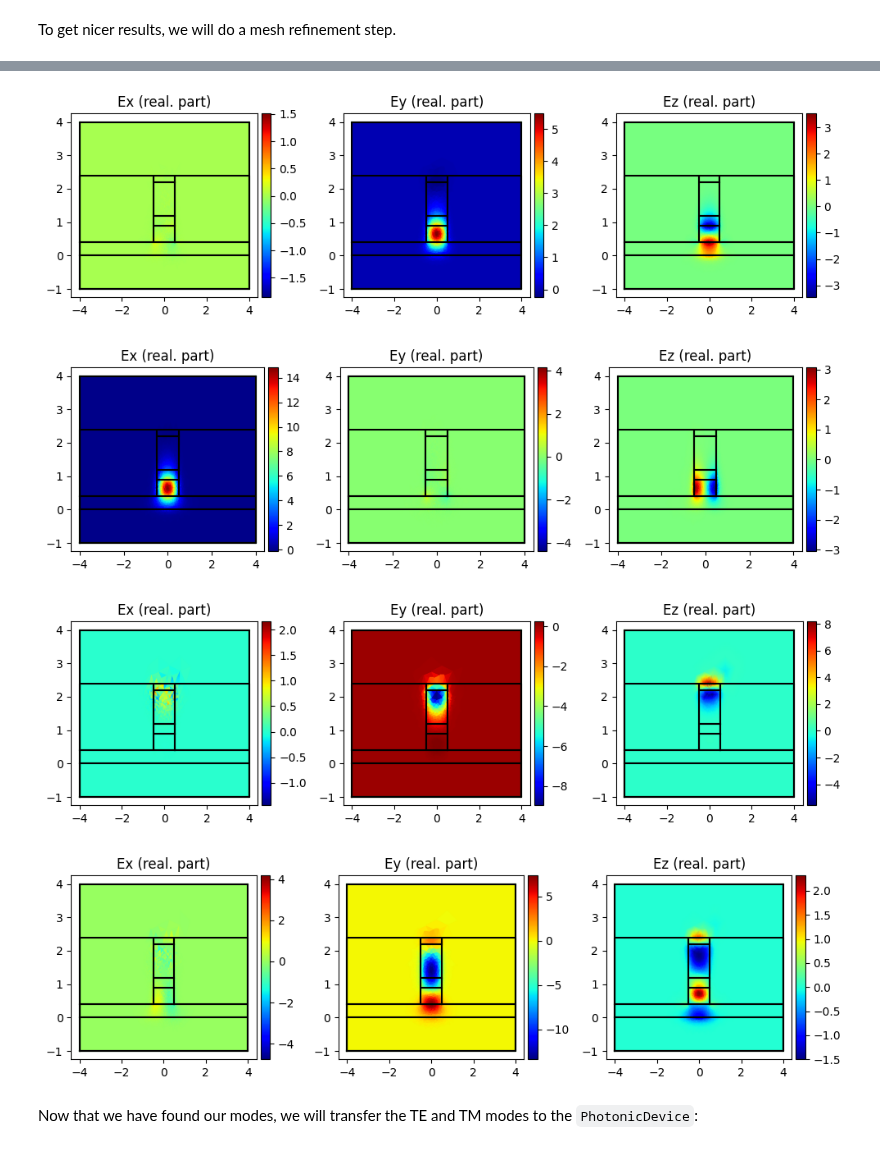
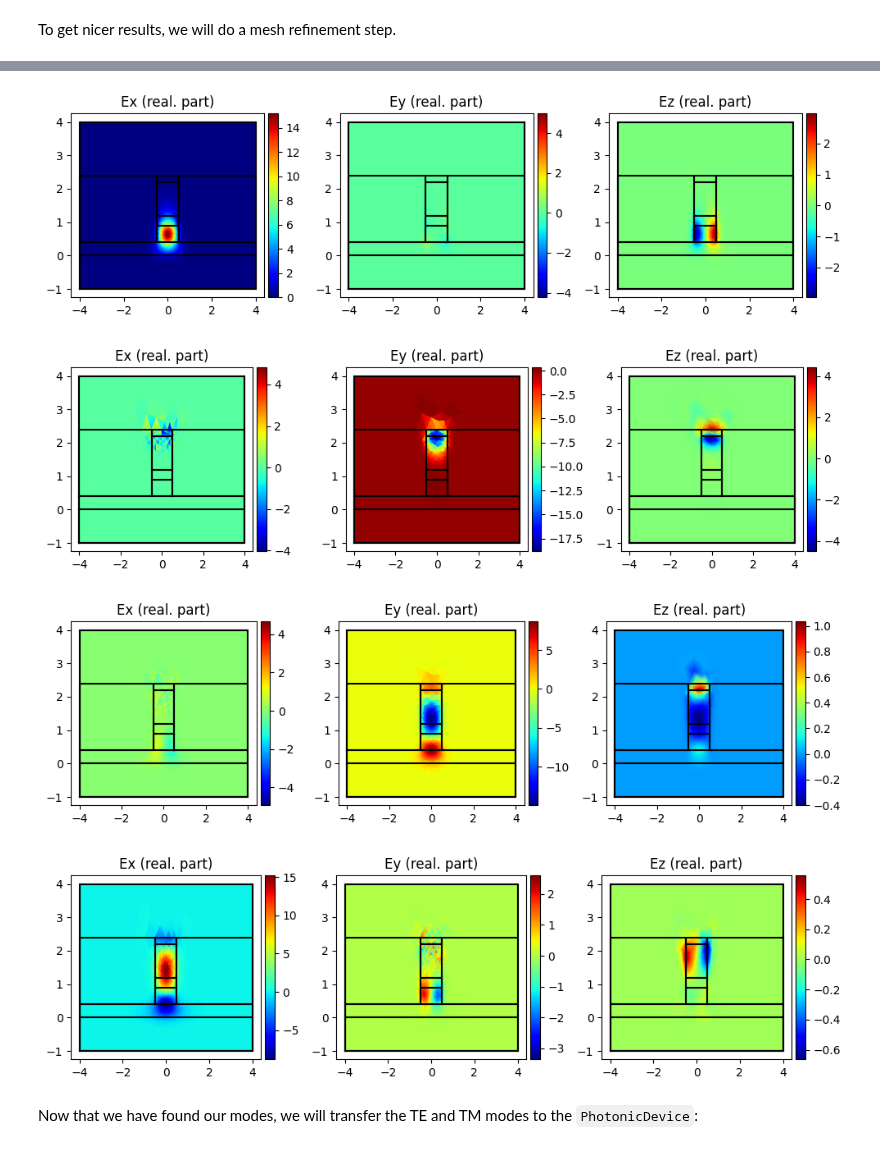
Before and after one commit to duarte-jfs/Imodulator, a Jupyter notebook: docs/Tutorials/dc_electro_optical/dc_electro_optical.ipynb, the cells around one changed output, grey strips where cells are left out. Saved outputs shown, nothing was run; the diff lists cells and outputs as text; code cells hidden in the pictures.

```diff
--- a/docs/Tutorials/dc_electro_optical/dc_electro_optical.ipynb
+++ b/docs/Tutorials/dc_electro_optical/dc_electro_optical.ipynb
@@ -526,7 +526,7 @@ modes = mode.compute_modes(
     num_modes=5,
     order=1,
     metallic_boundaries=False,
-    n_guess=3.5,
+    n_guess=3.2,
     return_modes=True
 )
 
@@ -566,7 +566,7 @@ loss = []
 nelements = []
 
 mode.make_mesh()
-for i in range(30):
+for i in range(20):
     print(f'--- Refinement iteration {i} ---')
 
     mode.compute_modes(
@@ -574,7 +574,7 @@ for i in range(30):
         num_modes=3,
         order=1,
         metallic_boundaries=False,
-        n_guess=3.5,
+        n_guess=3.2,
         return_modes=True
     )
 
@@ -648,7 +648,7 @@ modes = mode.compute_modes(
         num_modes=5,
         order=1,
         metallic_boundaries=False,
-        n_guess=3.5,
+        n_guess=3.2,
         return_modes=True
     )
 
@@ -681,7 +681,7 @@ loss - mode 4: 2559.31 dB/cm
-[figure, old version]
+[figure, new version]
-[figure, old version]
+[figure, new version]
-[figure, old version]
+[figure, new version]
-[figure, old version]
+[figure, new version]
 # %% [markdown]
 Now that we have found our modes, we will transfer the TE and TM modes to the `PhotonicDevice`:
 # %%
```
Also changed, not shown: parts of 18 cells of this notebook, 2 other files.
